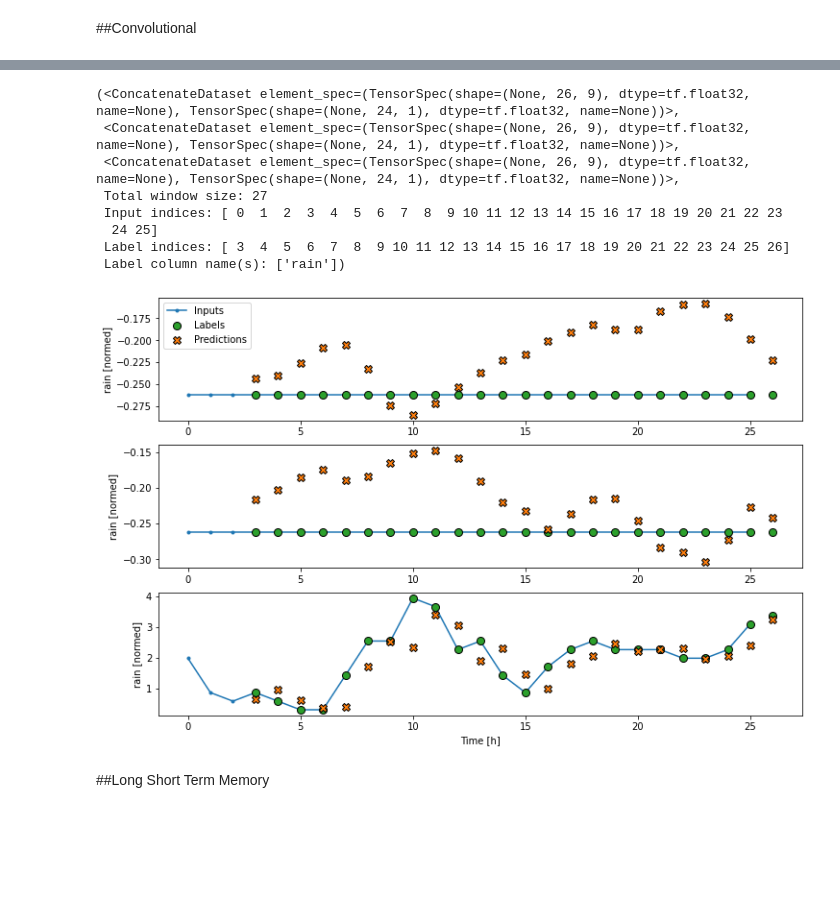
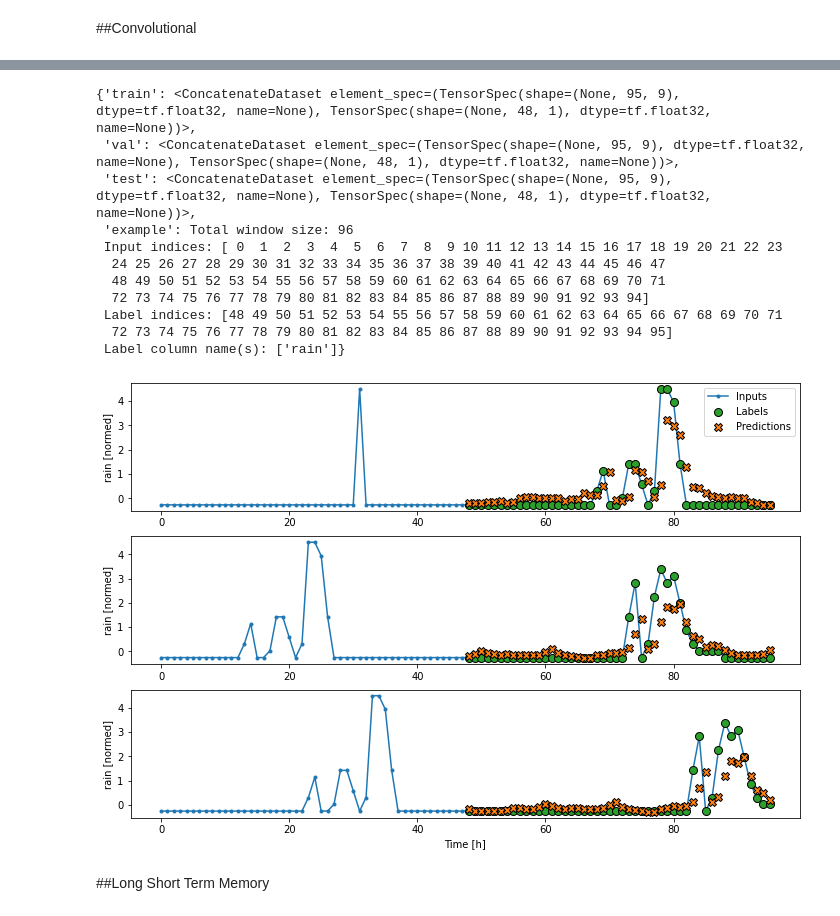
Before and after one commit to saikiranreddypundru/Predicting-Rainfall-Using-the-GROW-Dataset, a Jupyter notebook: MLModelTraining.ipynb, the cells around one changed output, grey strips where cells are left out. Cells and saved outputs as stored; diff of their text form; code cells hidden in the pictures; blank space fills up the shorter version.

```diff
--- a/MLModelTraining.ipynb
+++ b/MLModelTraining.ipynb
@@ -33,18 +37,10 @@ _ = plot_features.plot(subplots=True)
 # %%
 # Normalize the data
+from sklearn.preprocessing import MinMaxScaler
 train_mean = train_df.mean()
 train_std = train_df.std()
 
-for x in ['Airtemperature', 'SoilMoisture', 'rain']:
+for x in ['Airtemperature', 'SoilMoisture', 'Longitude', 'Latitude', 'rain']:
   train_df[x] = (train_df[x] - train_mean[x]) / train_std[x]
   val_df[x] = (val_df[x] - train_mean[x]) / train_std[x]
   test_df[x] = (test_df[x] - train_mean[x]) / train_std[x]
-
-
-train_df['Longitude'] = train_df['Longitude'] / 180
-val_df['Longitude'] = val_df['Longitude'] / 180
-test_df['Longitude'] = test_df['Longitude'] / 180
-
-train_df['Latitude'] = train_df['Latitude'] / 90
-val_df['Latitude'] = val_df['Latitude'] / 90
-test_df['Latitude'] = test_df['Latitude'] / 90
@@ -248,7 +254,7 @@ WindowGenerator.example = example
 column_indices = 0
 num_features = 0
 
-def generateData(input_width, label_width, shift):
+def generateData(input_width, label_width, shift, label_column=None):
   full_train_ds = []
   full_val_ds = []
   full_test_ds = []
@@ -266,11 +272,10 @@ def generateData(input_width, label_width, shift):
     column_indices = {name: i for i, name in enumerate(filtered_train_df.columns)}
     num_features = filtered_train_df.shape[1]
 
-
     window = WindowGenerator(
-      input_width=input_width, label_width=label_width, shift=shift,
-      train_df=filtered_train_df, val_df=filtered_val_df, test_df=filtered_test_df,
-      label_columns=['rain'])
+        input_width=input_width, label_width=label_width, shift=shift,
+        train_df=filtered_train_df, val_df=filtered_val_df, test_df=filtered_test_df,
+        label_columns=label_column)
 
     if filtered_train_df.shape[0] > 0:
       full_train_ds.append(window.train)
@@ -289,7 +294,7 @@ def generateData(input_width, label_width, shift):
   for i in range(2, len(full_test_ds)):
     all_test = all_test.concatenate(full_test_ds[i])
 
-  return (all_train, all_val, all_test, window)
+  return {"train":all_train, "val":all_val, "test": all_test, "example": window}
 # %%
 # Helper function to define a training regimen
 MAX_EPOCHS = 20
@@ -384,7 +389,7 @@ single_step_window[3].plot(linear)
 ##Convolutional
 # %%
 # Define convolutional window
-CONV_WIDTH = 3
-conv_window = generateData(input_width=CONV_WIDTH, label_width=1, shift=1)
+CONV_WIDTH = 48
+conv_window = generateData(input_width=CONV_WIDTH, label_width=1, shift=1, label_column=["rain"])
 conv_window
 # %% [output]
@@ -431,24 +441,27 @@ Epoch 5/20
 # %%
 # Window for visualising results of CNN
-LABEL_WIDTH = 24
+LABEL_WIDTH = 48
 INPUT_WIDTH = LABEL_WIDTH + (CONV_WIDTH - 1)
 
-wide_conv_window = generateData(input_width=INPUT_WIDTH, label_width=LABEL_WIDTH, shift=1)
+wide_conv_window = generateData(input_width=INPUT_WIDTH, label_width=LABEL_WIDTH, shift=1, label_column=["rain"])
 
 wide_conv_window
 # %% [output]
-(<ConcatenateDataset element_spec=(TensorSpec(shape=(None, 26, 9), dtype=tf.float32, name=None), TensorSpec(shape=(None, 24, 1), dtype=tf.float32, name=None))>,
- <ConcatenateDataset element_spec=(TensorSpec(shape=(None, 26, 9), dtype=tf.float32, name=None), TensorSpec(shape=(None, 24, 1), dtype=tf.float32, name=None))>,
- <ConcatenateDataset element_spec=(TensorSpec(shape=(None, 26, 9), dtype=tf.float32, name=None), TensorSpec(shape=(None, 24, 1), dtype=tf.float32, name=None))>,
- Total window size: 27
+{'train': <ConcatenateDataset element_spec=(TensorSpec(shape=(None, 95, 9), dtype=tf.float32, name=None), TensorSpec(shape=(None, 48, 1), dtype=tf.float32, name=None))>,
+ 'val': <ConcatenateDataset element_spec=(TensorSpec(shape=(None, 95, 9), dtype=tf.float32, name=None), TensorSpec(shape=(None, 48, 1), dtype=tf.float32, name=None))>,
+ 'test': <ConcatenateDataset element_spec=(TensorSpec(shape=(None, 95, 9), dtype=tf.float32, name=None), TensorSpec(shape=(None, 48, 1), dtype=tf.float32, name=None))>,
+ 'example': Total window size: 96
  Input indices: [ 0  1  2  3  4  5  6  7  8  9 10 11 12 13 14 15 16 17 18 19 20 21 22 23
-  24 25]
- Label indices: [ 3  4  5  6  7  8  9 10 11 12 13 14 15 16 17 18 19 20 21 22 23 24 25 26]
- Label column name(s): ['rain'])
+  24 25 26 27 28 29 30 31 32 33 34 35 36 37 38 39 40 41 42 43 44 45 46 47
+  48 49 50 51 52 53 54 55 56 57 58 59 60 61 62 63 64 65 66 67 68 69 70 71
+  72 73 74 75 76 77 78 79 80 81 82 83 84 85 86 87 88 89 90 91 92 93 94]
+ Label indices: [48 49 50 51 52 53 54 55 56 57 58 59 60 61 62 63 64 65 66 67 68 69 70 71
+  72 73 74 75 76 77 78 79 80 81 82 83 84 85 86 87 88 89 90 91 92 93 94 95]
+ Label column name(s): ['rain']}
 # %%
-wide_conv_window[3].plot(conv_model)
+wide_conv_window["example"].plot(conv_model)
 # %% [output]
-[figure, old version]
+[figure, new version]
 # %% [markdown]
 ##Long Short Term Memory
 # %%
```
Also changed, not shown: parts of 26 cells of this notebook.
